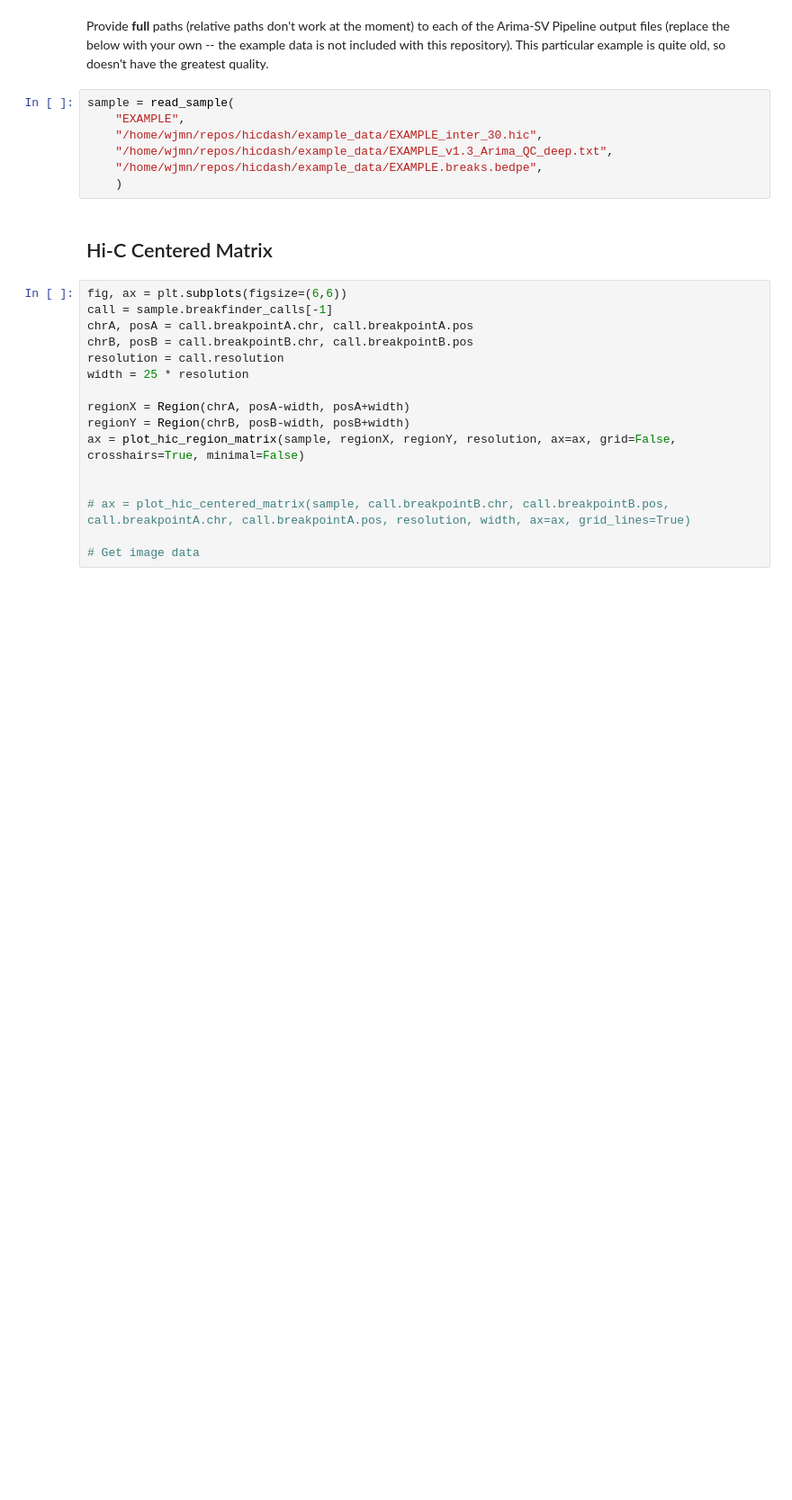
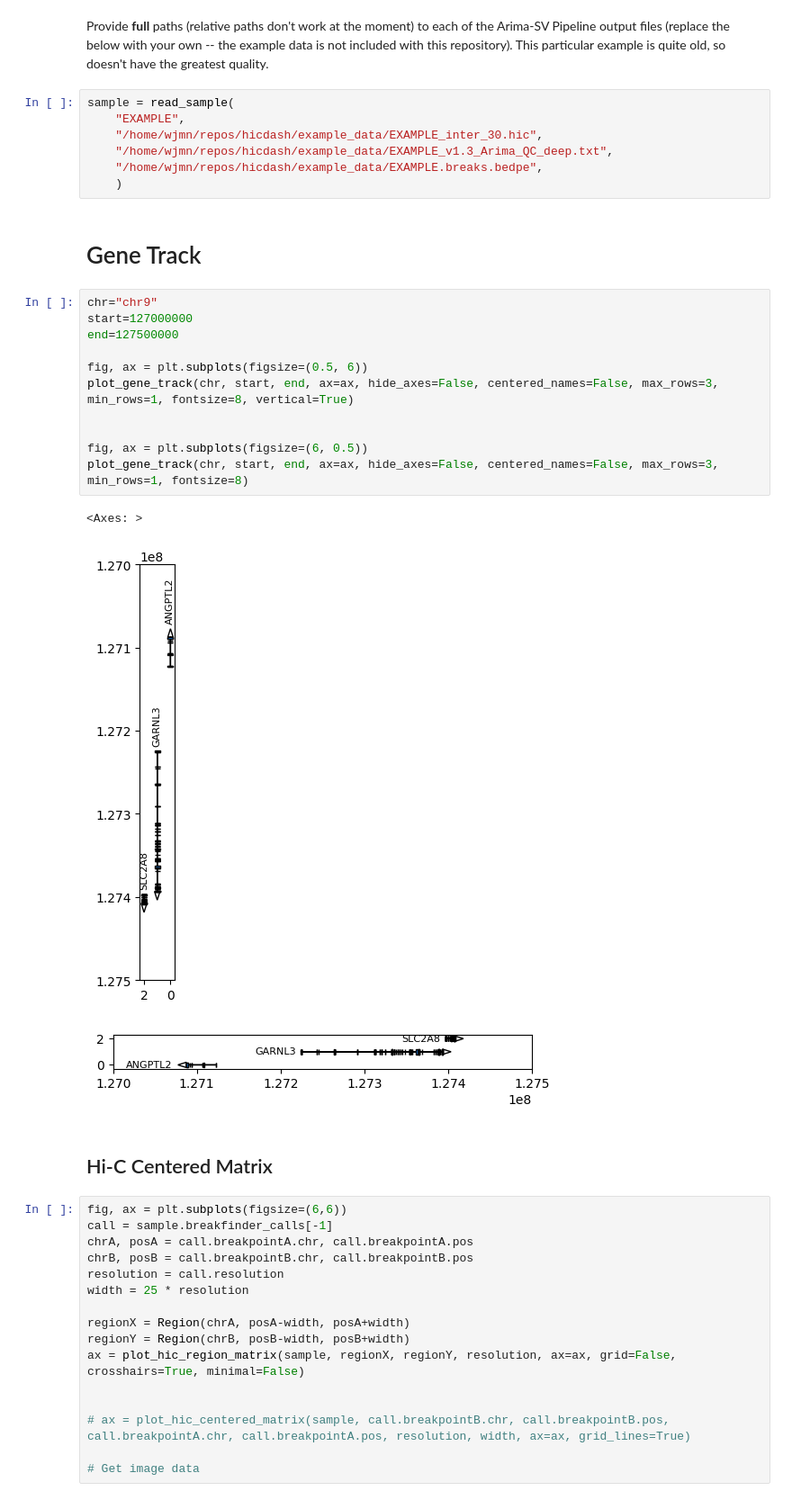
Before and after one commit to wjmn/hicdash, a Jupyter notebook: src/tests.ipynb, the cells around one changed output. Shown at 90% size. Drawn from its saved outputs; the diff is of its cells as text; blank space fills up the shorter version.

```diff
--- a/src/tests.ipynb
+++ b/src/tests.ipynb
@@ -24,6 +24,23 @@ sample = read_sample(
     "/home/wjmn/repos/hicdash/example_data/EXAMPLE_v1.3_Arima_QC_deep.txt",
     "/home/wjmn/repos/hicdash/example_data/EXAMPLE.breaks.bedpe",
     )
+# %% [markdown]
+# Gene Track
+# %%
+chr="chr9"
+start=127000000
+end=127500000
+
+fig, ax = plt.subplots(figsize=(0.5, 6))
+plot_gene_track(chr, start, end, ax=ax, hide_axes=False, centered_names=False, max_rows=3, min_rows=1, fontsize=8, vertical=True)
+
+
+fig, ax = plt.subplots(figsize=(6, 0.5))
+plot_gene_track(chr, start, end, ax=ax, hide_axes=False, centered_names=False, max_rows=3, min_rows=1, fontsize=8)
+# %% [output]
+<Axes: >
+[figure, added]
+[figure, added]
 # %% [markdown]
 ## Hi-C Centered Matrix
 # %%
```
Also changed, not shown: parts of 2 cells of this notebook, 2 other files.
